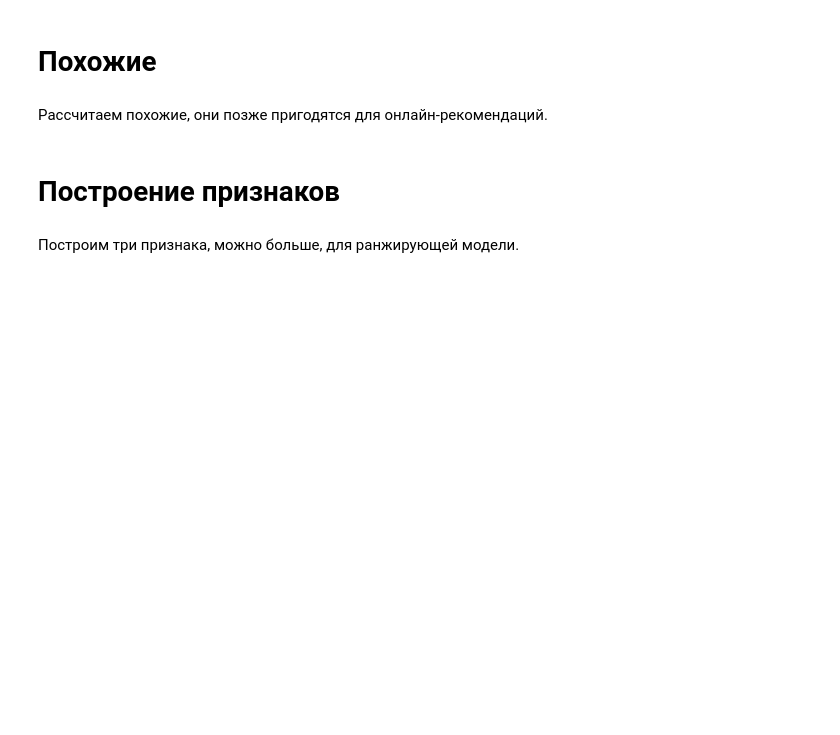
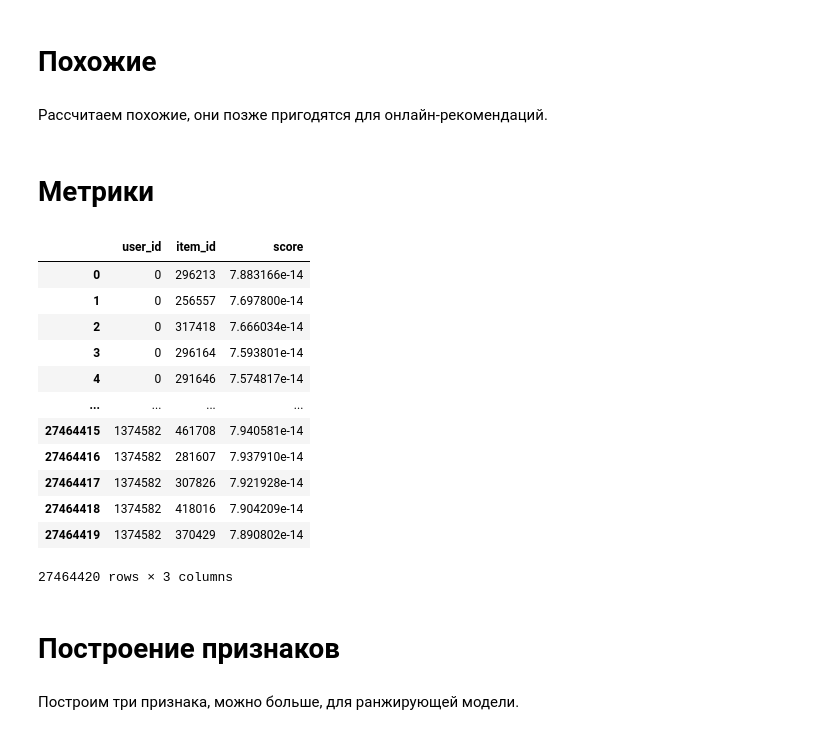
Before and after one commit to AlexChudinov/mle-project-sprint-4-v001, a Jupyter notebook: recommendations.ipynb, the cells around one changed output. Cells and saved outputs as stored; diff of their text form; code cells hidden in the pictures; blank space fills up the shorter version.

```diff
--- a/recommendations.ipynb
+++ b/recommendations.ipynb
@@ -656,3 +663,5 @@ Pushing
 # Похожие
 # %% [markdown]
 Рассчитаем похожие, они позже пригодятся для онлайн-рекомендаций.
+# %% [markdown]
+# Метрики
@@ -659,3 +703,21 @@ Pushing
+# %%
+als_recommendations = pd.read_parquet(output_recommendations_path / "personal_als.parquet")
+# %%
+als_recommendations
+# %% [output]
+|  | user_id | item_id | score |
+| 0 | 0 | 296213 | 7.883166e-14 |
+| 1 | 0 | 256557 | 7.697800e-14 |
+| 2 | 0 | 317418 | 7.666034e-14 |
+| 3 | 0 | 296164 | 7.593801e-14 |
+| 4 | 0 | 291646 | 7.574817e-14 |
+| ... | ... | ... | ... |
+| 27464415 | 1374582 | 461708 | 7.940581e-14 |
+| 27464416 | 1374582 | 281607 | 7.937910e-14 |
+| 27464417 | 1374582 | 307826 | 7.921928e-14 |
+| 27464418 | 1374582 | 418016 | 7.904209e-14 |
+| 27464419 | 1374582 | 370429 | 7.890802e-14 |
+27464420 rows × 3 columns
 # %% [markdown]
 # Построение признаков
 # %% [markdown]
```
Also changed, not shown: parts of 6 cells of this notebook, 1 other file.
